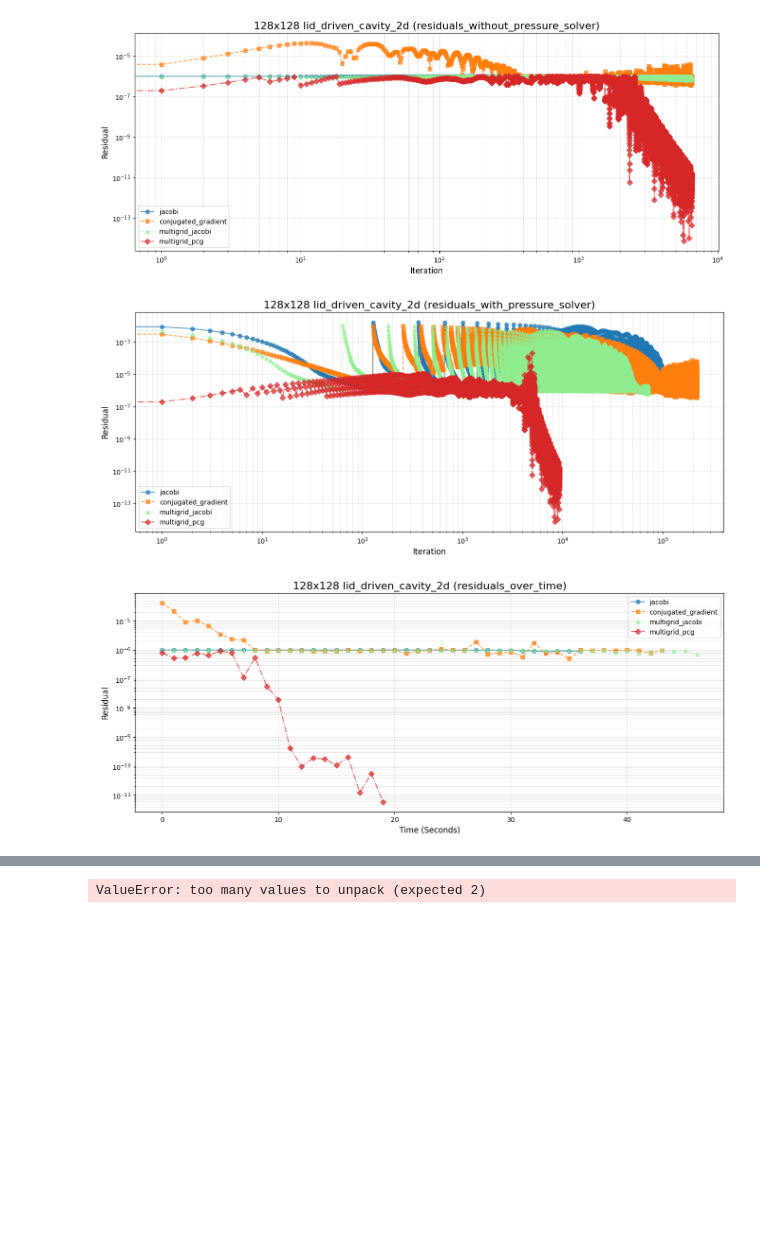
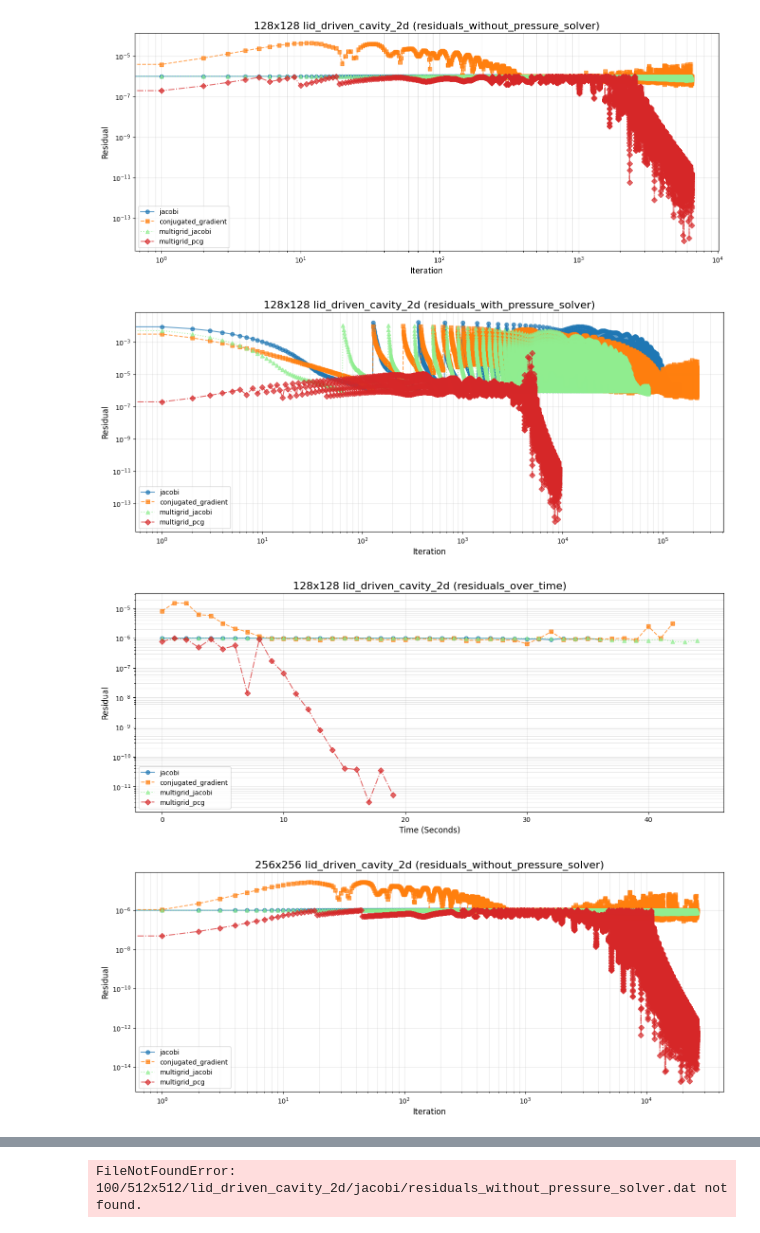
Before and after one commit to ModSims/FirstProject, a Jupyter notebook: benchmarks/benchmarks.ipynb, the cells around one changed output, grey strips where cells are left out. Drawn from its saved outputs; the diff is of its cells as text; code cells hidden in the pictures; blank space fills up the shorter version.

```diff
--- a/benchmarks/benchmarks.ipynb
+++ b/benchmarks/benchmarks.ipynb
@@ -23,7 +23,7 @@ benchmarks = [
             ]
         }
     ),
-    """(
+    (
         '256x256', {
             'lid_driven_cavity_2d': [
                 'jacobi',
@@ -42,7 +42,7 @@ benchmarks = [
                 'multigrid_pcg'
             ]
         }
-    )"""
+    )
 ]
 
 line_styles = ['-', '--', ':', '-.']
@@ -61,7 +61,11 @@ for resolution, solvers_dict in benchmarks:
             for j, solver in enumerate(solvers):
                 data = np.loadtxt(f"100/{resolution}/{problem_name}/{solver}/{residual}.dat", ndmin=1)
 
-                selected_data = data
+                # select the indexes of non-zero values
+                non_zero_indexes = np.nonzero(data)
+                # select the non-zero values
+                selected_data = data[non_zero_indexes]
+
                 if residual != 'residuals_over_time':
                     selected_data = selected_data
 
@@ -94,3 +98,4 @@ for resolution, solvers_dict in benchmarks:
 [figure]
 [figure]
-[figure, old version]
+[figure, new version]
+[figure, added]
@@ -97 +104 @@ for resolution, solvers_dict in benchmarks:
-ValueError: too many values to unpack (expected 2)
+FileNotFoundError: 100/512x512/lid_driven_cavity_2d/jacobi/residuals_without_pressure_solver.dat not found.
```
Also changed, not shown: parts of 1 cell of this notebook, 1 other file.
